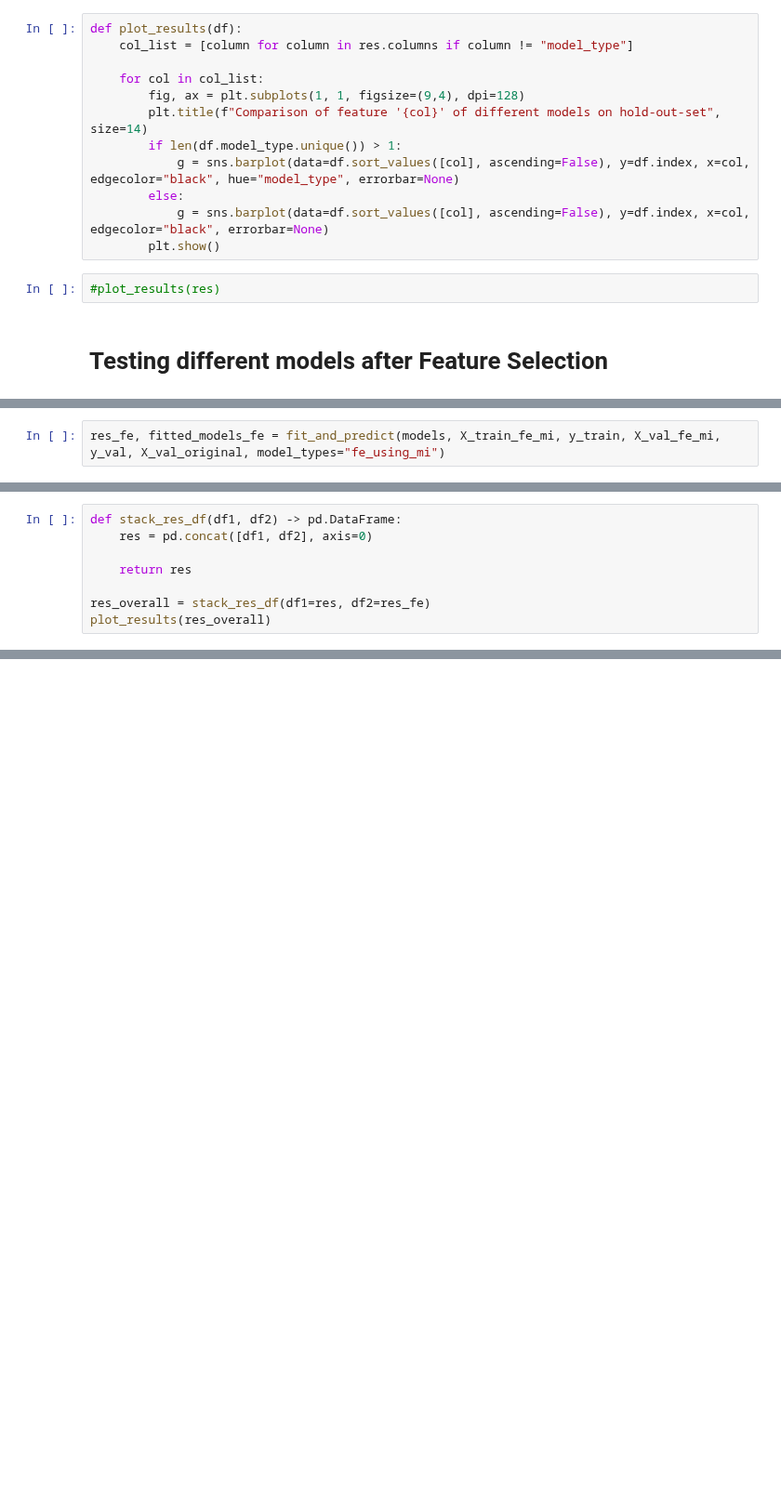
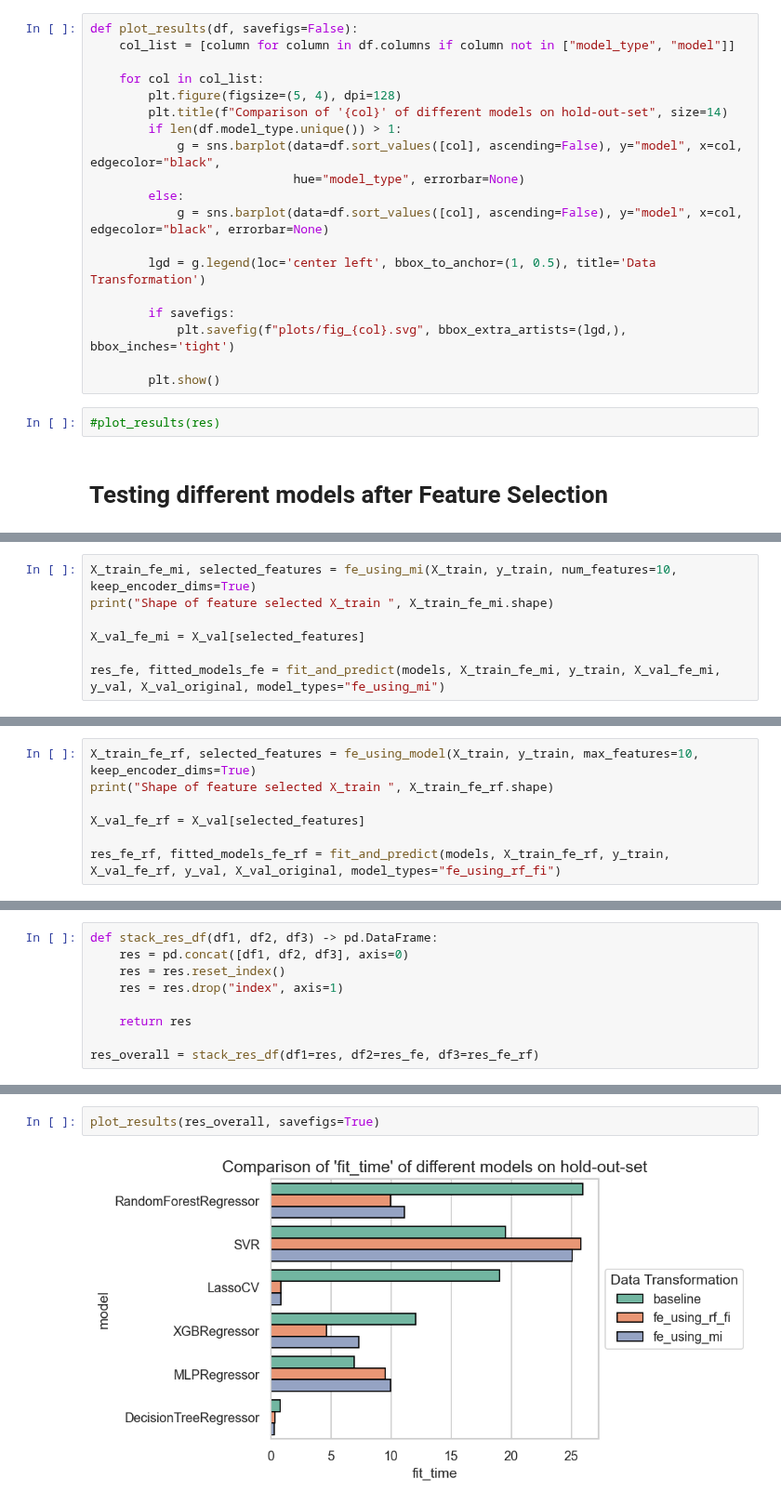
Before and after one commit to nina-prog/meta-learning-for-encoder-selection, a Jupyter notebook: notebooks/week10/week10-modelling-and-evaluation.ipynb, the cells around one changed output, grey strips where cells are left out. Shown at 93% size. Drawn from its saved outputs; the diff is of its cells as text; blank space fills up the shorter version.

```diff
--- a/notebooks/week10/week10-modelling-and-evaluation.ipynb
+++ b/notebooks/week10/week10-modelling-and-evaluation.ipynb
@@ -163,14 +164,21 @@ Append results ...
 # %%
-def plot_results(df):
-    col_list = [column for column in res.columns if column != "model_type"]
+def plot_results(df, savefigs=False):
+    col_list = [column for column in df.columns if column not in ["model_type", "model"]]
 
     for col in col_list:
-        fig, ax = plt.subplots(1, 1, figsize=(9,4), dpi=128)
-        plt.title(f"Comparison of feature '{col}' of different models on hold-out-set", size=14)
+        plt.figure(figsize=(5, 4), dpi=128)
+        plt.title(f"Comparison of '{col}' of different models on hold-out-set", size=14)
         if len(df.model_type.unique()) > 1:
-            g = sns.barplot(data=df.sort_values([col], ascending=False), y=df.index, x=col, edgecolor="black", hue="model_type", errorbar=None)
+            g = sns.barplot(data=df.sort_values([col], ascending=False), y="model", x=col, edgecolor="black",
+                            hue="model_type", errorbar=None)
         else:
-            g = sns.barplot(data=df.sort_values([col], ascending=False), y=df.index, x=col, edgecolor="black", errorbar=None)
+            g = sns.barplot(data=df.sort_values([col], ascending=False), y="model", x=col, edgecolor="black", errorbar=None)
+
+        lgd = g.legend(loc='center left', bbox_to_anchor=(1, 0.5), title='Data Transformation')
+
+        if savefigs:
+            plt.savefig(f"plots/fig_{col}.svg", bbox_extra_artists=(lgd,), bbox_inches='tight')
+
         plt.show()
 # %%
 #plot_results(res)
@@ -215,3 +251,8 @@ Shape of feature selected X_train  (26989, 40)
 # %%
+X_train_fe_mi, selected_features = fe_using_mi(X_train, y_train, num_features=10, keep_encoder_dims=True)
+print("Shape of feature selected X_train ", X_train_fe_mi.shape)
+
+X_val_fe_mi = X_val[selected_features]
+
 res_fe, fitted_models_fe = fit_and_predict(models, X_train_fe_mi, y_train, X_val_fe_mi, y_val, X_val_original, model_types="fe_using_mi")
 # %% [output]
@@ -242,0 +278,7 @@ Append results ...
+# %%
+X_train_fe_rf, selected_features = fe_using_model(X_train, y_train, max_features=10, keep_encoder_dims=True)
+print("Shape of feature selected X_train ", X_train_fe_rf.shape)
+
+X_val_fe_rf = X_val[selected_features]
+
+res_fe_rf, fitted_models_fe_rf = fit_and_predict(models, X_train_fe_rf, y_train, X_val_fe_rf, y_val, X_val_original, model_types="fe_using_rf_fi")
@@ -243,8 +305,9 @@ Append results ...
 # %%
-def stack_res_df(df1, df2) -> pd.DataFrame:
-    res = pd.concat([df1, df2], axis=0)
+def stack_res_df(df1, df2, df3) -> pd.DataFrame:
+    res = pd.concat([df1, df2, df3], axis=0)
+    res = res.reset_index()
+    res = res.drop("index", axis=1)
 
     return res
 
-res_overall = stack_res_df(df1=res, df2=res_fe)
-plot_results(res_overall)
+res_overall = stack_res_df(df1=res, df2=res_fe, df3=res_fe_rf)
@@ -256,0 +314,4 @@ plot_results(res_overall)
+# %%
+plot_results(res_overall, savefigs=True)
+# %% [output]
+[figure, added]
```
Also changed, not shown: parts of 11 cells of this notebook, 1 other file.
